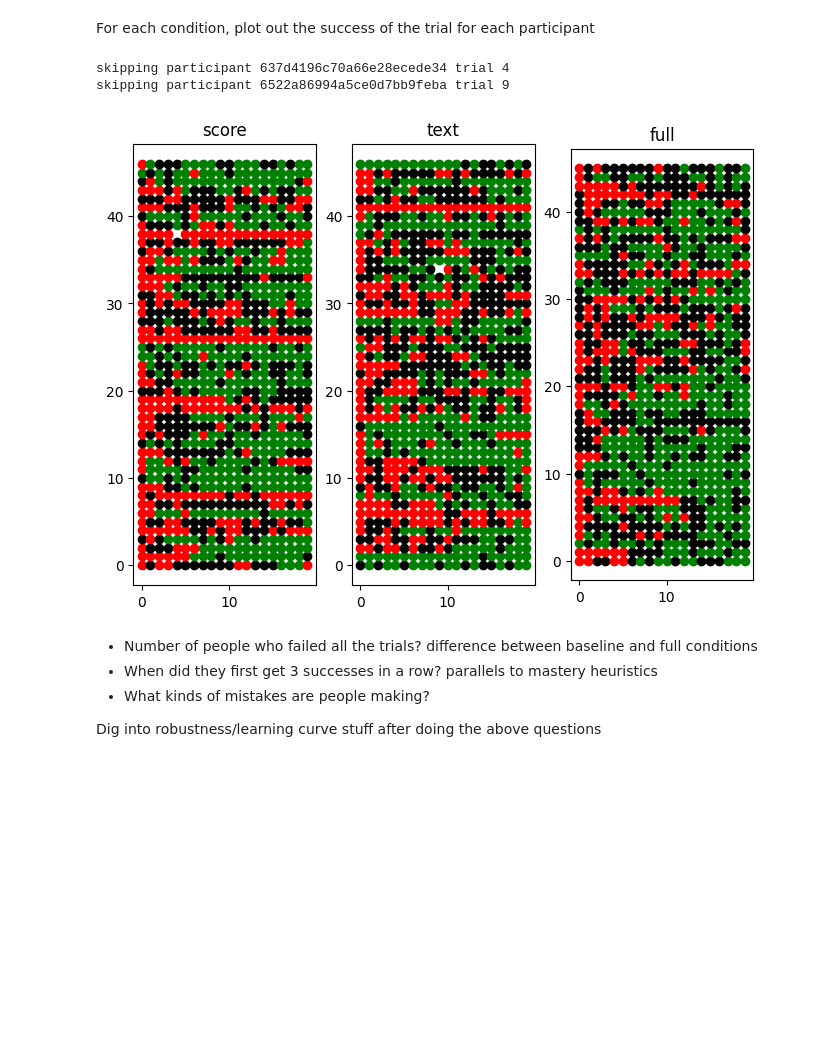
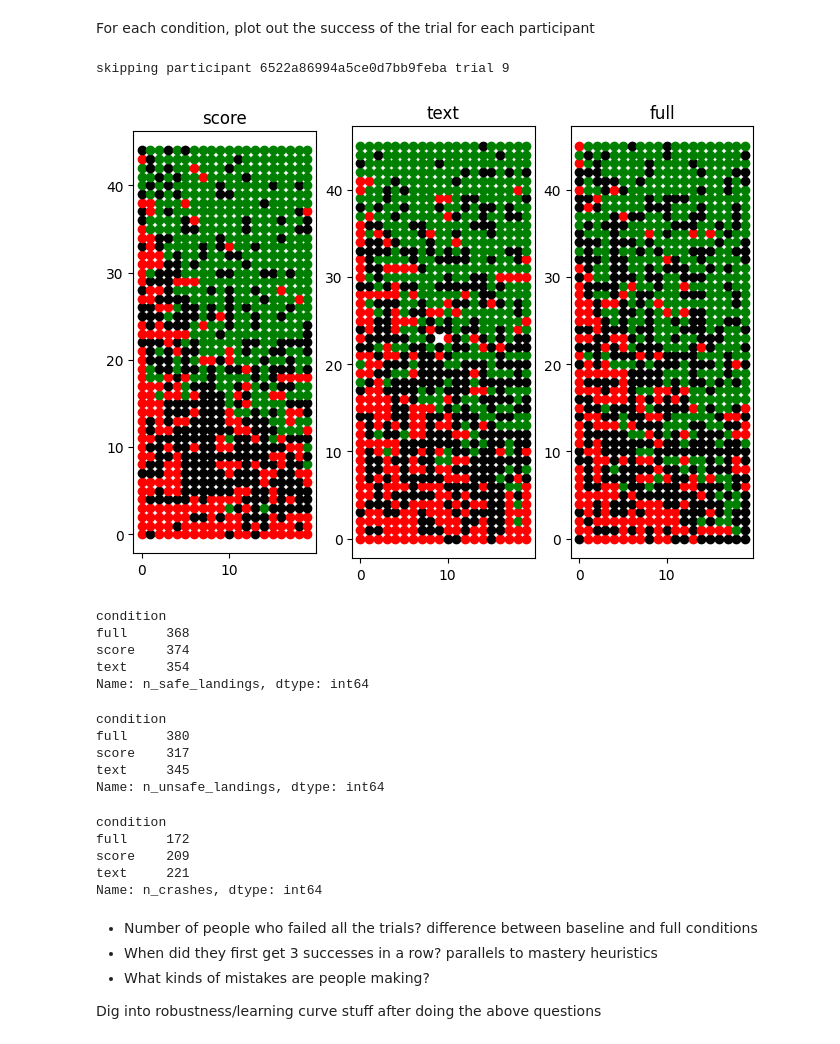
Before and after one commit to cairo-robotics/llm-multimodal-drone-feedback, a Jupyter notebook: analysis/analysis_brainstorm.ipynb, the cells around one changed output. Saved outputs shown, nothing was run; the diff lists cells and outputs as text; code cells hidden in the pictures; blank space fills up the shorter version.

Commit message:
update analyses after excluding uncooperative participants

```diff
--- a/analysis/analysis_brainstorm.ipynb
+++ b/analysis/analysis_brainstorm.ipynb
@@ -839,33 +858,77 @@ For each condition, plot out the success of the trial for each participant
 # %%
 fig, axs = plt.subplots(1,3, figsize=(8,6))
 n_trials = 20
 
 conditions = list(ids.keys())
 
+# for each condition
 for a in range(len(axs)):
+    overall_scores = []
+
+    # for each participant in that condition
     for i in range(len(ids[conditions[a]])):
         part = ids[conditions[a]].iloc[i]
         data = pd.read_csv(data_dir + part + '/survey_responses.csv')
+
+        # score for that participant
+        data['outcome_sore'] = 0
+        data.loc[data['outcome'] == 'Unsafe', 'outcome_score'] = 3
+        data.loc[data['outcome'] == 'Crash', 'outcome_score'] = 5
+
+        total_score = data['outcome_score'].sum()
+        overall_scores.append((i, part, total_score))
+
+    # sort participants for this condition
+    sorted_participants = sorted(overall_scores, key=lambda x: x[2], reverse=True)
+
+    # plot all participants in sorted order
+    for sorted_index, (_, part, _) in enumerate(sorted_participants):
+        data = pd.read_csv(data_dir + part + '/survey_responses.csv')
+
+        # plot all trials for that participant
         for trial in range(n_trials):
             try:
                 outcome = data[data['trial'] == trial+1]['outcome'].values[0]
                 if outcome == 'Safe':
-                    axs[a].plot(trial, i, 'go')
+                    axs[a].plot(trial, sorted_index, 'go')
                 elif outcome == 'Unsafe':
-                    axs[a].plot(trial, i, 'ko')
+                    axs[a].plot(trial, sorted_index, 'ko')
                 else:
-                    axs[a].plot(trial, i, 'ro')
+                    axs[a].plot(trial, sorted_index, 'ro')
             except:
                 print(f"skipping participant {part} trial {trial}")
 
     axs[a].set_aspect('equal')
     axs[a].set_title(f'{conditions[a]}')
 
 plt.show()
 # %% [output]
-skipping participant 637d4196c70a66e28ecede34 trial 4
 skipping participant 6522a86994a5ce0d7bb9feba trial 9
-[figure, old version]
+[figure, new version]
+# %%
+part_file.groupby('condition')['n_safe_landings'].sum()
+# %% [output]
+condition
+full     368
+score    374
+text     354
+Name: n_safe_landings, dtype: int64
+# %%
+part_file.groupby('condition')['n_unsafe_landings'].sum()
+# %% [output]
+condition
+full     380
+score    317
+text     345
+Name: n_unsafe_landings, dtype: int64
+# %%
+part_file.groupby('condition')['n_crashes'].sum()
+# %% [output]
+condition
+full     172
+score    209
+text     221
+Name: n_crashes, dtype: int64
 # %% [markdown]
 - Number of people who failed all the trials? difference between baseline and full conditions
 - When did they first get 3 successes in a row? parallels to mastery heuristics
```
Also changed, not shown: parts of 104 cells of this notebook, 1 other file.
